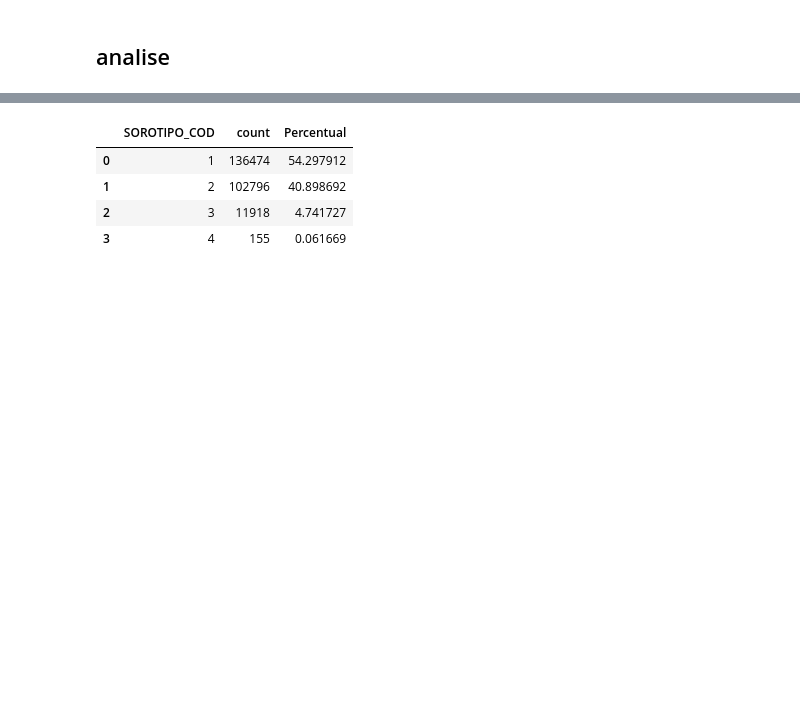
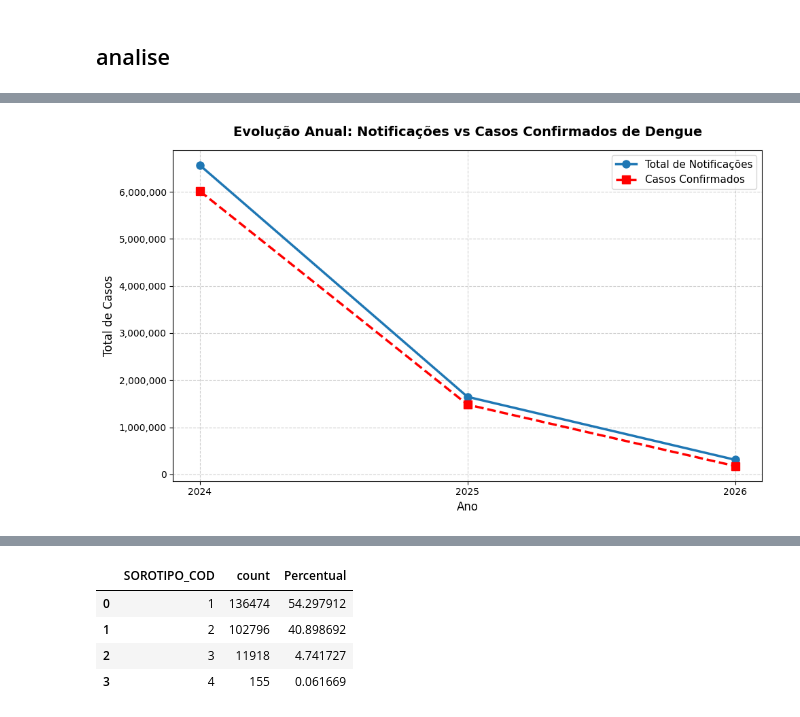
Before and after one commit to LeandroRodriguesCarneiro/pos_graduacao_analise_preparacao_dados, a Jupyter notebook: main.ipynb, the cells around one changed output, grey strips where cells are left out. Saved outputs shown, nothing was run; the diff lists cells and outputs as text; code cells hidden in the pictures; blank space fills up the shorter version.

```diff
--- a/main.ipynb
+++ b/main.ipynb
@@ -309,0 +357,53 @@ Percentual identificado: 2.95
+# %%
+df_suspeitos = df.withColumn("ANO", F.substring(F.col("SEM_PRI").cast("string"), 1, 4)) \
+                 .groupBy("ANO") \
+                 .agg(F.count("*").alias("total_suspeitos"))
+
+df_confirmados = df.filter(F.col("CLASSI_FIN").isin([10, 11, 12])) \
+                   .withColumn("ANO", F.substring(F.col("SEM_PRI").cast("string"), 1, 4)) \
+                   .groupBy("ANO") \
+                   .agg(F.count("*").alias("total_confirmados"))
+
+df_geral = df_suspeitos.join(df_confirmados, on="ANO", how="left") \
+                       .fillna(0) \
+                       .orderBy("ANO")
+
+df_pd = df_geral.toPandas()
+
+plt.figure(figsize=(10, 6))
+
+plt.plot(
+    df_pd['ANO'],
+    df_pd['total_suspeitos'],
+    marker='o',
+    linestyle='-',
+    linewidth=2.5,
+    markersize=8,
+    label='Total de Notificações'
+)
+
+plt.plot(
+    df_pd['ANO'],
+    df_pd['total_confirmados'],
+    marker='s',
+    linestyle='--',
+    linewidth=2.5,
+    markersize=8,
+    color='red',
+    label='Casos Confirmados'
+)
+
+plt.title('Evolução Anual: Notificações vs Casos Confirmados de Dengue', fontsize=14, fontweight='bold', pad=15)
+plt.xlabel('Ano', fontsize=12)
+plt.ylabel('Total de Casos', fontsize=12)
+plt.legend(fontsize=11)
+plt.grid(True, linestyle='--', alpha=0.6)
+plt.xticks(df_pd['ANO'])
+
+# Formatar o eixo Y com separador de milhar
+plt.gca().yaxis.set_major_formatter(plt.FuncFormatter(lambda x, loc: f"{int(x):,}"))
+
+plt.tight_layout()
+plt.show()
+# %% [output]
+[figure, added]
```
Also changed, not shown: parts of 9 cells of this notebook, 1 other file.
